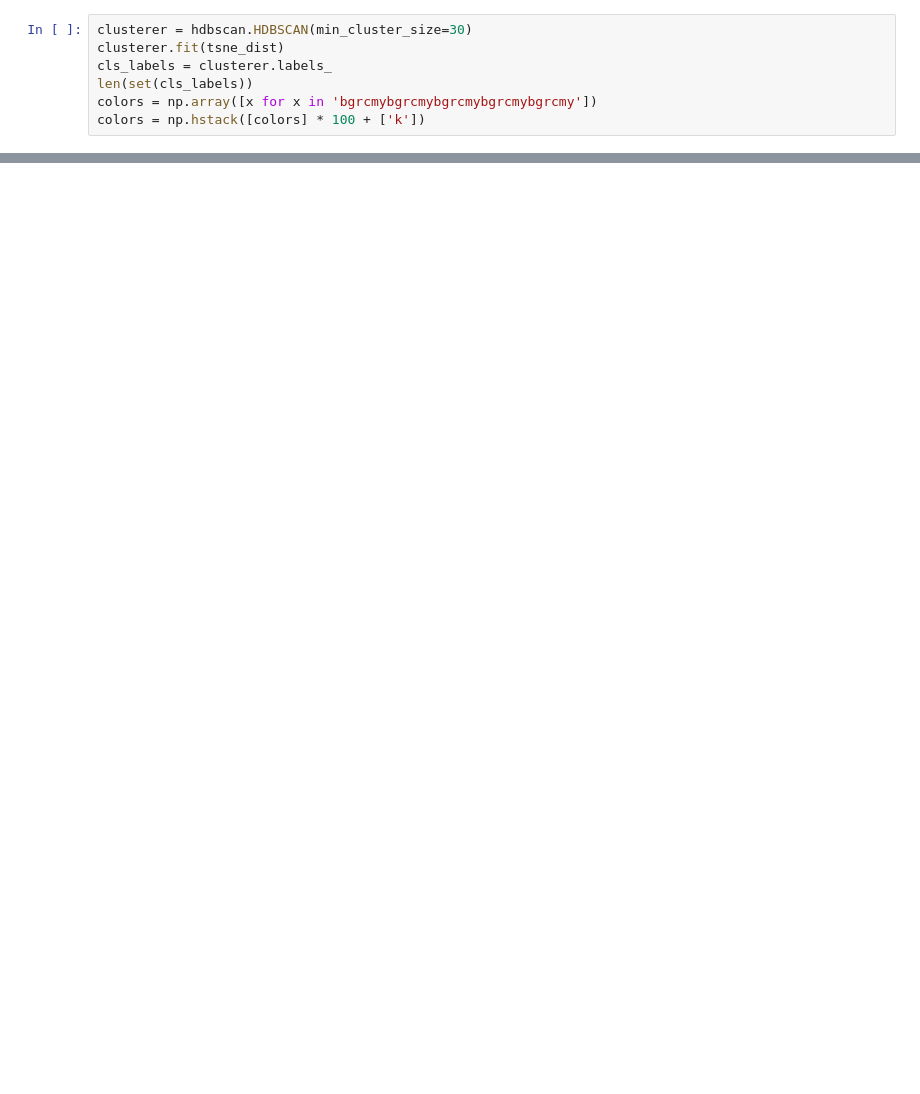
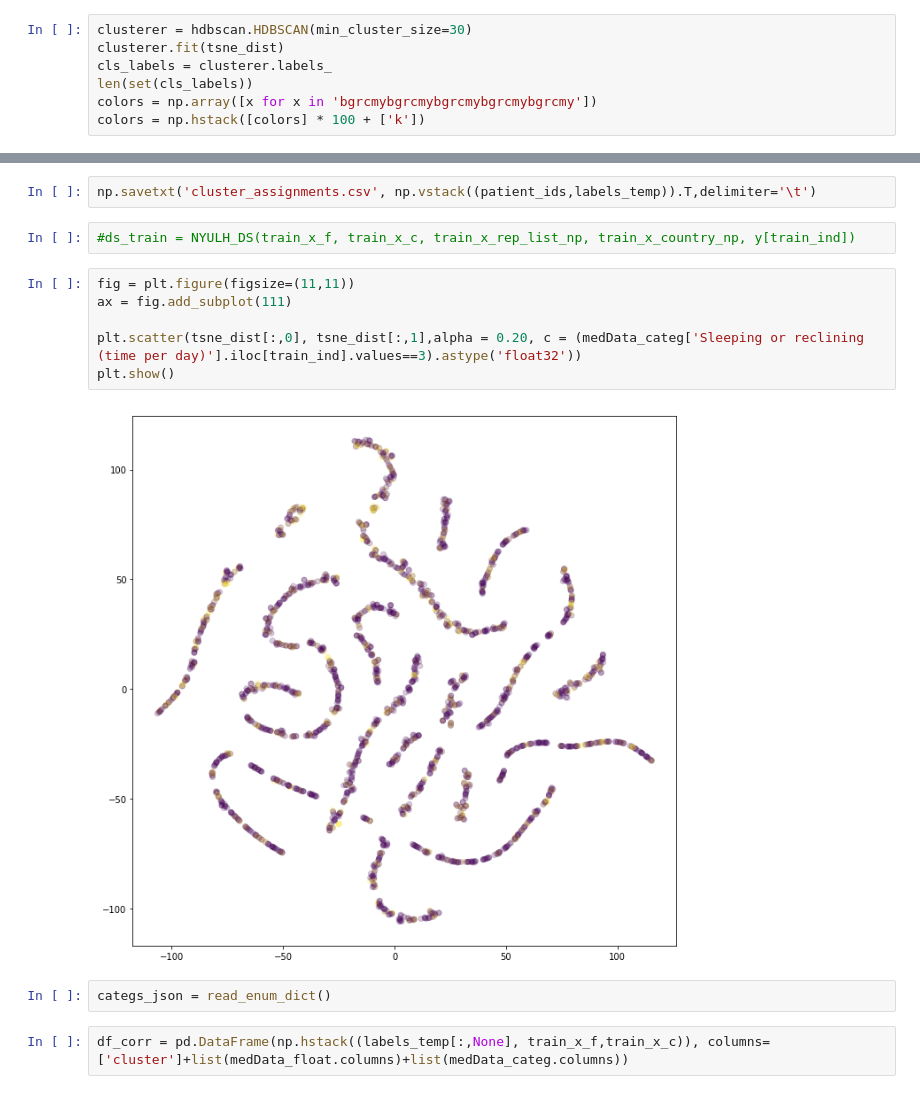
Before and after one commit to skarakulak/NYULH_Breast_Cancer_Optimal_Therapy, a Jupyter notebook: DataPrep.ipynb, the cells around one changed output, grey strips where cells are left out. Cells and saved outputs as stored; diff of their text form; blank space fills up the shorter version.

Commit message:
corr

```diff
--- a/DataPrep.ipynb
+++ b/DataPrep.ipynb
@@ -842,0 +862,16 @@ plt.show()
+# %%
+np.savetxt('cluster_assignments.csv', np.vstack((patient_ids,labels_temp)).T,delimiter='\t')
+# %%
+#ds_train = NYULH_DS(train_x_f, train_x_c, train_x_rep_list_np, train_x_country_np, y[train_ind])
+# %%
+fig = plt.figure(figsize=(11,11))
+ax = fig.add_subplot(111)
+
+plt.scatter(tsne_dist[:,0], tsne_dist[:,1],alpha = 0.20, c = (medData_categ['Sleeping or reclining (time per day)'].iloc[train_ind].values==3).astype('float32'))
+plt.show()
+# %% [output]
+[figure, added]
+# %%
+categs_json = read_enum_dict()
+# %%
+df_corr = pd.DataFrame(np.hstack((labels_temp[:,None], train_x_f,train_x_c)), columns=['cluster']+list(medData_float.columns)+list(medData_categ.columns))
```
Also changed, not shown: parts of 20 cells of this notebook.
